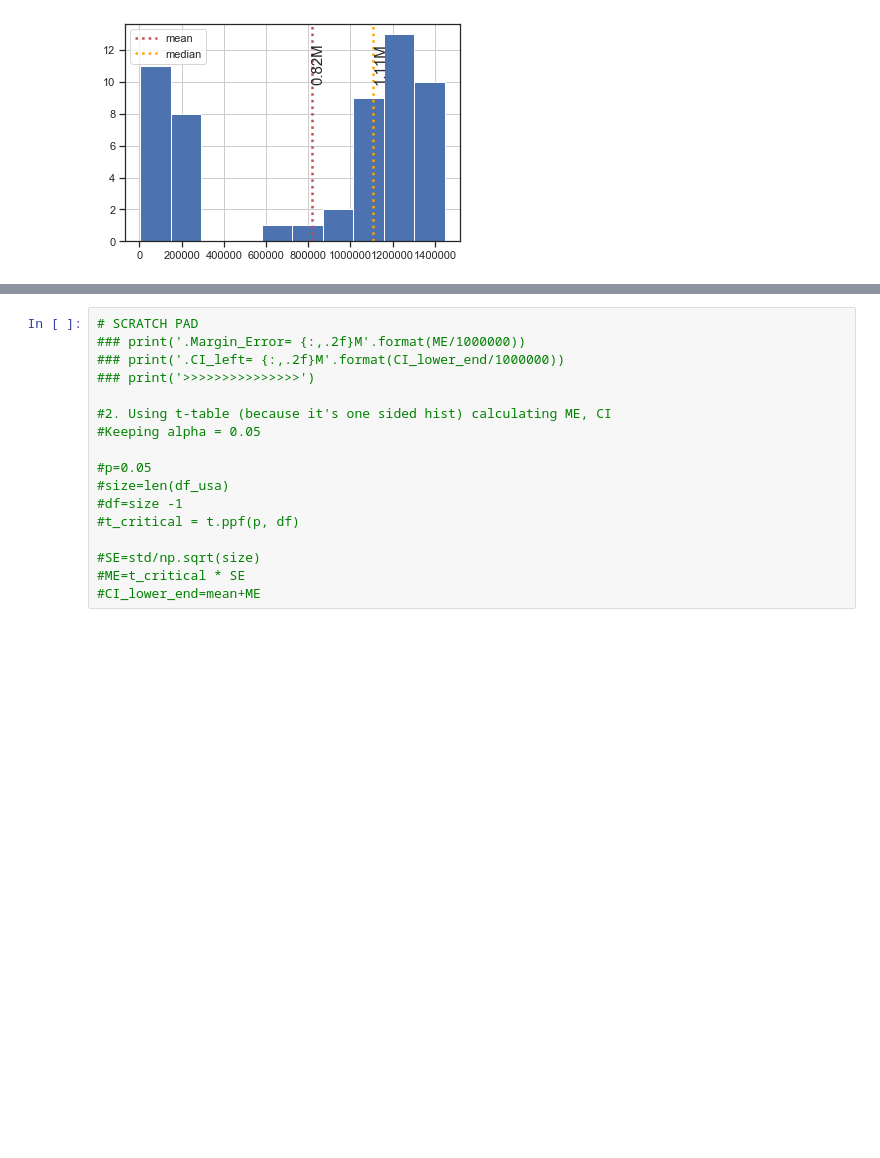
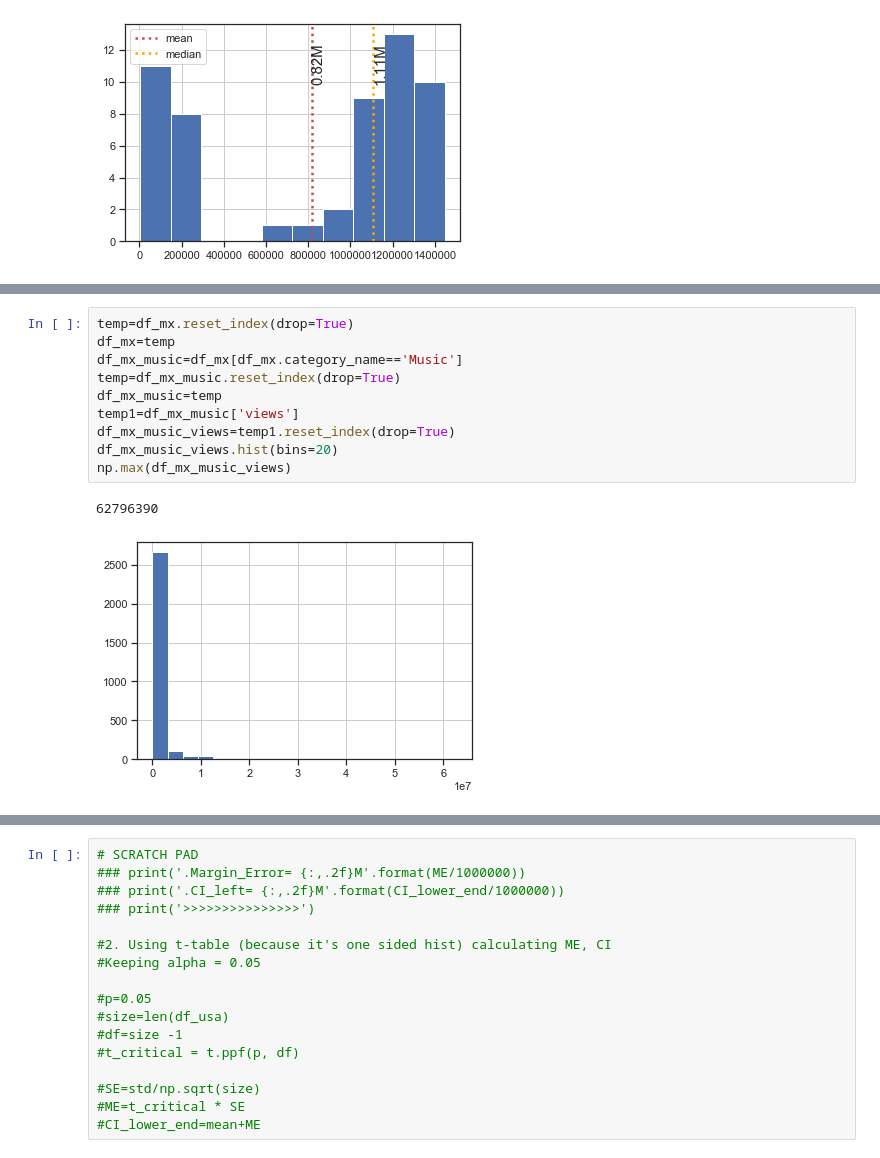
Before and after one commit to fariha23/YouTube_Data_Analysis_Video_Categories, a Jupyter notebook: YouTube-Statistics.ipynb, the cells around one changed output, grey strips where cells are left out. Drawn from its saved outputs; the diff is of its cells as text; blank space fills up the shorter version.

```diff
--- a/YouTube-Statistics.ipynb
+++ b/YouTube-Statistics.ipynb
@@ -144,0 +253,13 @@ np.min(shows_usa_views_df), np.max(shows_usa_views_df), np.mean(shows_usa_views_
+# %%
+temp=df_mx.reset_index(drop=True)
+df_mx=temp
+df_mx_music=df_mx[df_mx.category_name=='Music']
+temp=df_mx_music.reset_index(drop=True)
+df_mx_music=temp
+temp1=df_mx_music['views']
+df_mx_music_views=temp1.reset_index(drop=True)
+df_mx_music_views.hist(bins=20)
+np.max(df_mx_music_views)
+# %% [output]
+62796390
+[figure, added]
```
Also changed, not shown: parts of 17 cells of this notebook.
